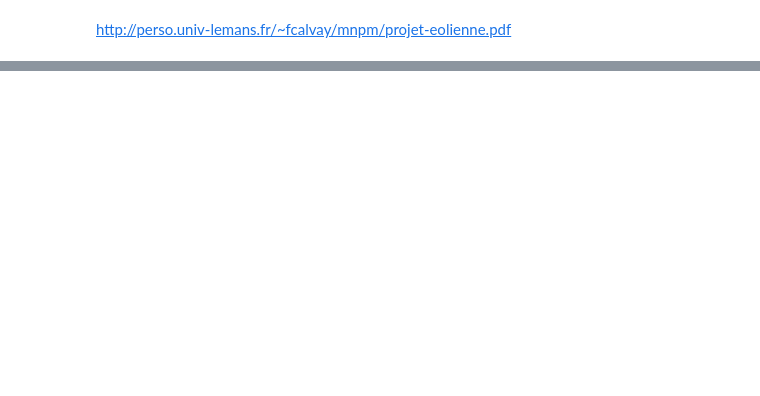
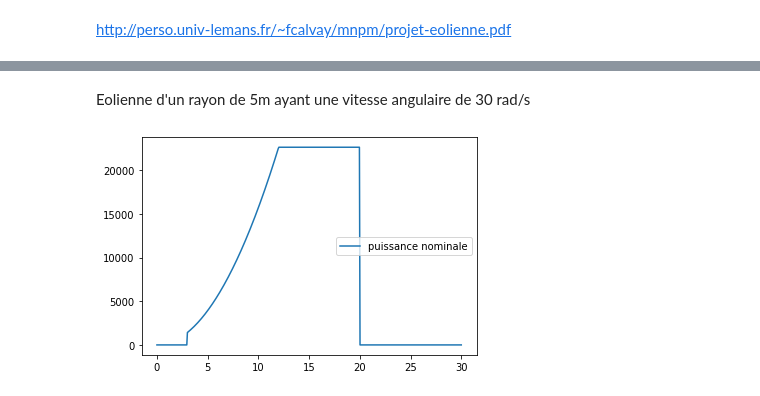
Before and after one commit to thomas-barrais/Projet-Eolienne, a Jupyter notebook: Groupe08_ProjetEol.ipynb, the cells around one changed output, grey strips where cells are left out. Cells and saved outputs as stored; diff of their text form; code cells hidden in the pictures; blank space fills up the shorter version.

```diff
--- a/Groupe08_ProjetEol.ipynb
+++ b/Groupe08_ProjetEol.ipynb
@@ -487,0 +685,26 @@ plt.show()
+# %% [markdown]
+Eolienne d'un rayon de 5m ayant une vitesse angulaire de 30 rad/s
+# %%
+vitesse_vent4 = np.linspace(0, 30, 500)
+
+cut_in_speed = 3
+cut_speed = 12
+cut_out_speed = 20
+puissances4 = []
+longueur_pale = 5
+
+for v in vitesse_vent4 :
+    if v < cut_in_speed:
+        puissances4.append(0)
+    elif v >= cut_in_speed and v < cut_speed:
+        puissances4.append(puissance_nominale(longueur_pale, 30, v))
+    elif v >= cut_speed and v < cut_out_speed:
+        puissances4.append(puissance_nominale(longueur_pale, 30, cut_speed))
+    elif v >= cut_out_speed:
+        puissances4.append(0)
+
+plt.plot(vitesse_vent4, puissances4, label="puissance nominale")
+plt.legend()
+plt.show()
+# %% [output]
+[figure, added]
```
Also changed, not shown: parts of 32 cells of this notebook.
